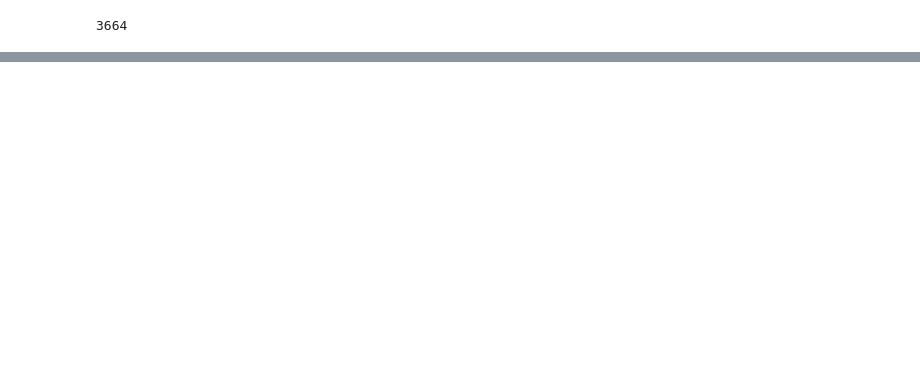
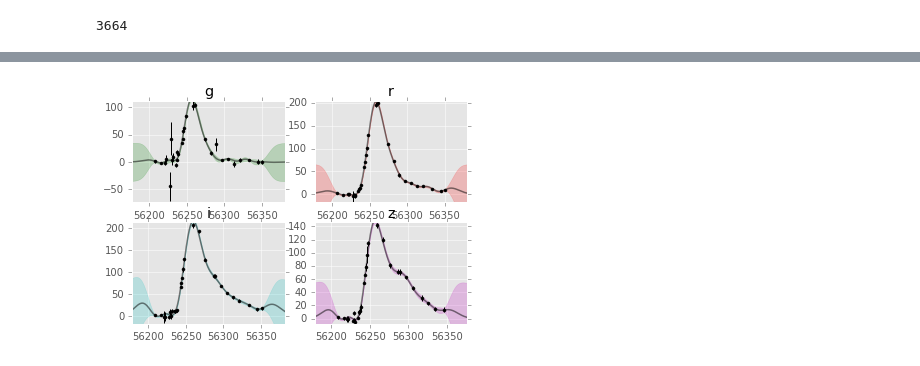
Before and after one commit to djreiss/SNclass, a Jupyter notebook: SNclass-latest.ipynb, the cells around one changed output, grey strips where cells are left out. Drawn from its saved outputs; the diff is of its cells as text; code cells hidden in the pictures; blank space fills up the shorter version.

```diff
--- a/SNclass-latest.ipynb
+++ b/SNclass-latest.ipynb
@@ -89,0 +104,6 @@ ERROR(2): SIMGEN_PUBLIC_DES/DES_SN076533.DAT.gz z -- trying again
+# %%
+reload(SNclass)
+snc = SNclass.SNclass('SIMGEN_PUBLIC_DES/DES_SN005754.DAT.gz')
+snc.plot()
+# %% [output]
+[figure, added]
```
Also changed, not shown: parts of 9 cells of this notebook, 1 other file.
